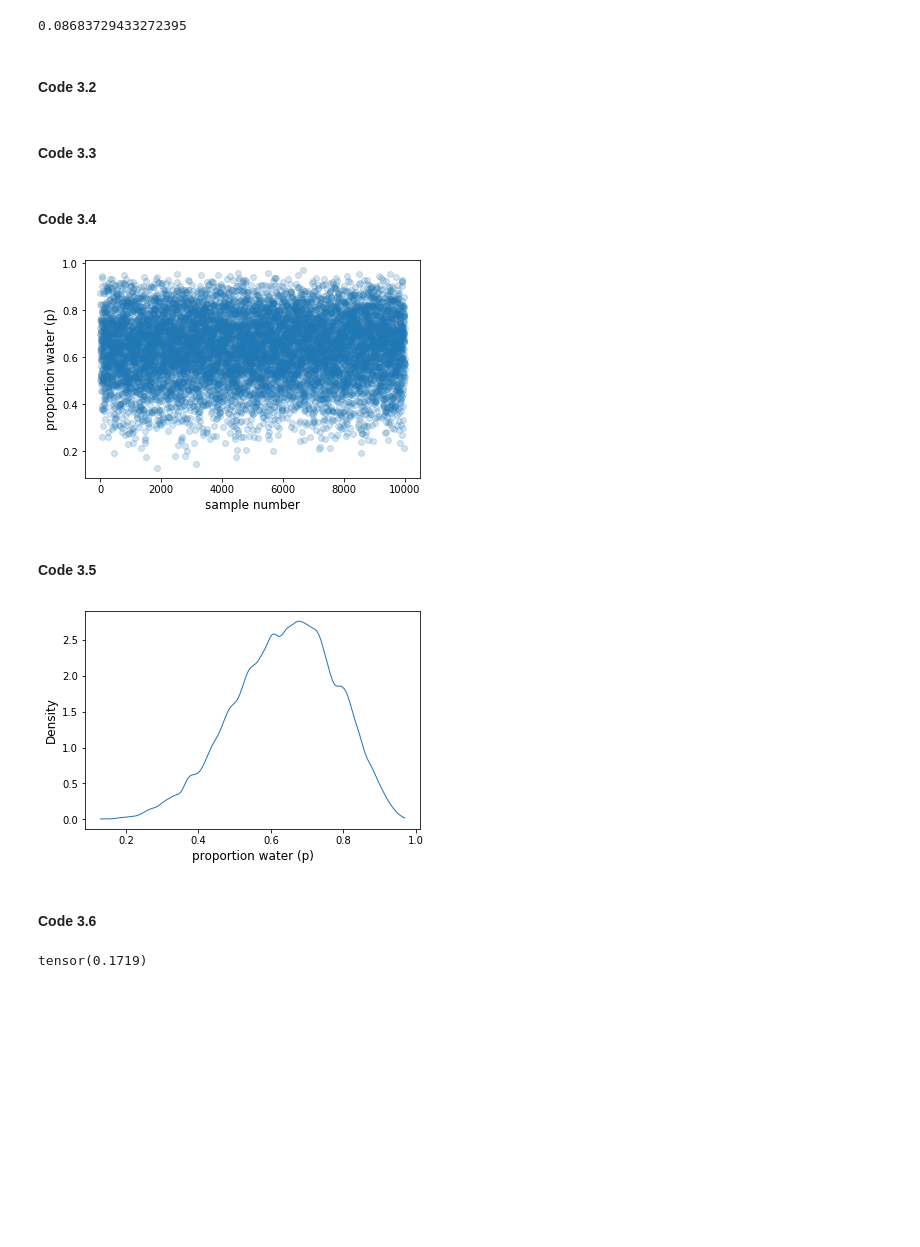
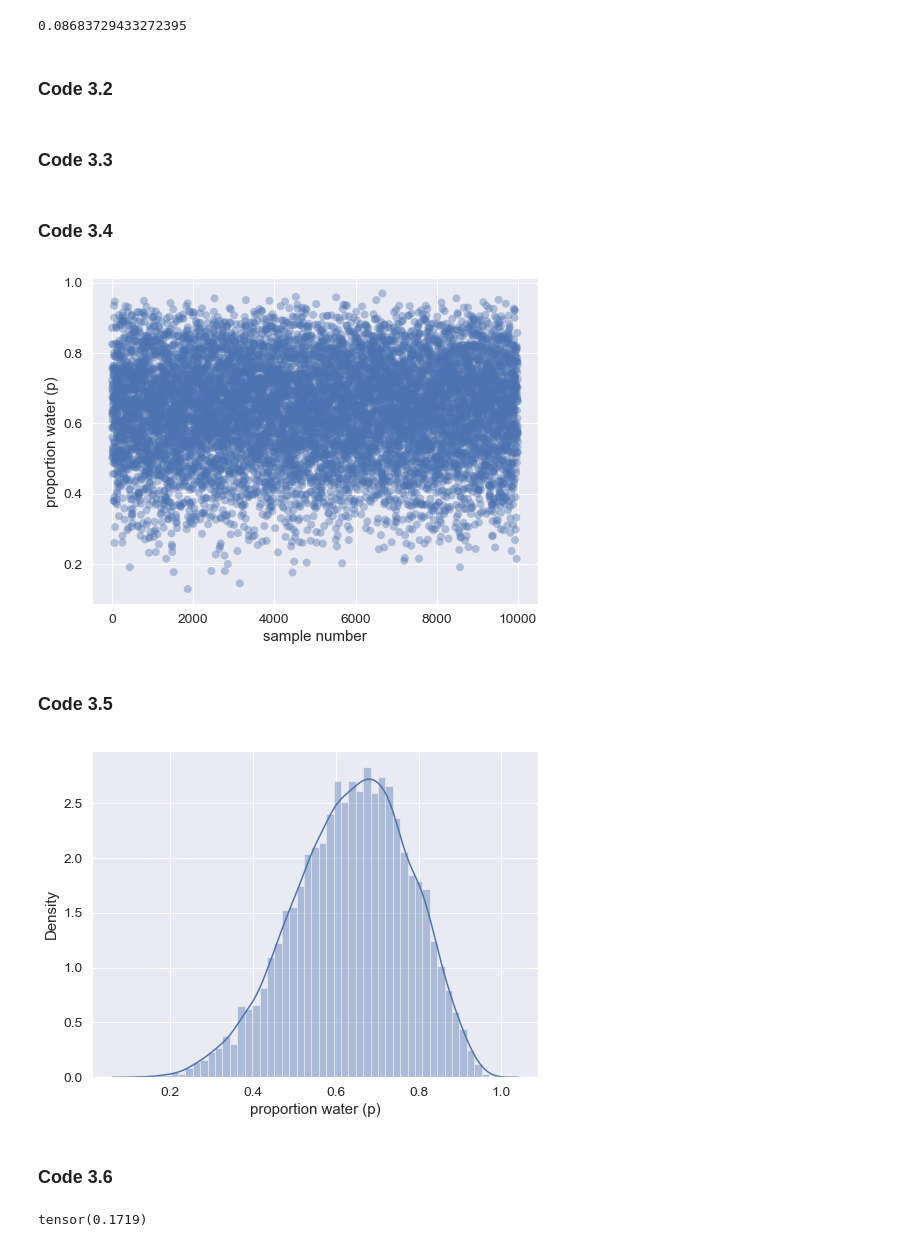
Before and after one commit to fehiepsi/rethinking-pyro, a Jupyter notebook: notebooks/03_sampling_the_imaginary.ipynb, the cells around one changed output. Cells and saved outputs as stored; diff of their text form; code cells hidden in the pictures; blank space fills up the shorter version.

```diff
--- a/notebooks/03_sampling_the_imaginary.ipynb
+++ b/notebooks/03_sampling_the_imaginary.ipynb
@@ -1,15 +0,0 @@
-# %%
-%matplotlib inline
-import matplotlib.pyplot as plt
-import pandas as pd
-import torch
-
-import pyro
-import pyro.distributions as dist
-
-from rethinking import HPDI, PI, dens, quantile
-
-plt.rcParams["axes.labelsize"] = "large"
-plt.rcParams["lines.linewidth"] = 1
-pyro.enable_validation()
-pyro.set_rng_seed(0)
@@ -16 +9,6 @@ pyro.set_rng_seed(0)
+# %%
+sns.set(font_scale=1.25, rc={"figure.figsize": (8, 6)})
+
+pyro.enable_validation()
+pyro.set_rng_seed(0)
 # %% [markdown]
@@ -25,7 +23,7 @@ PrVP
 # %% [output]
 0.08683729433272395
 # %% [markdown]
-#### Code 3.2
+### Code 3.2
 # %%
 p_grid = torch.linspace(start=0, end=1, steps=1000)
 prior = torch.tensor(1.).repeat(1000)
@@ -33,25 +31,25 @@ likelihood = dist.Binomial(total_count=9, probs=p_grid).log_prob(torch.tensor(6.
 posterior = likelihood * prior
 posterior = posterior / sum(posterior)
 # %% [markdown]
-#### Code 3.3
+### Code 3.3
 # %%
-samples = p_grid[torch.multinomial(input=posterior, num_samples=int(1e4), replacement=True)]
+samples = dist.Empirical(p_grid, posterior.log()).sample(torch.Size([int(1e4)]))
 # %% [markdown]
-#### Code 3.4
+### Code 3.4
 # %%
-plt.plot(samples.tolist(), "o", alpha=0.2)
-plt.xlabel("sample number")
-plt.ylabel("proportion water (p)");
+ax = sns.scatterplot(range(len(samples)), samples, s=64, alpha=0.4, edgecolor="none")
+ax.set(xlabel="sample number", ylabel="proportion water (p)");
 # %% [output]
-[figure, old version]
+[figure, new version]
 # %% [markdown]
-#### Code 3.5
+### Code 3.5
-# %%
-dens(samples, xlab="proportion water (p)")
-# %% [output]
-[figure, removed]
+# %%
+ax = sns.distplot(samples, axlabel="proportion water (p)")
+ax.set(ylabel="Density");
+# %% [output]
+[figure, added]
 # %% [markdown]
-#### Code 3.6
+### Code 3.6
 # %%
 # add up posterior probability where p < 0.5
 (posterior[p_grid < 0.5]).sum()
```
Also changed, not shown: parts of 38 cells of this notebook, 8 other files.
